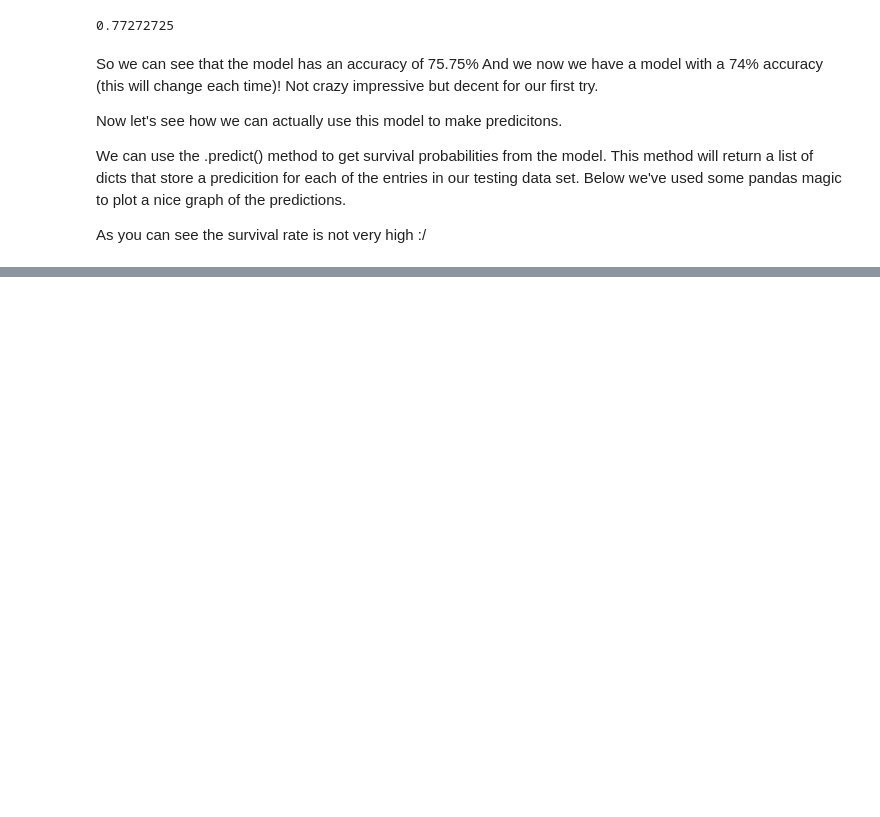
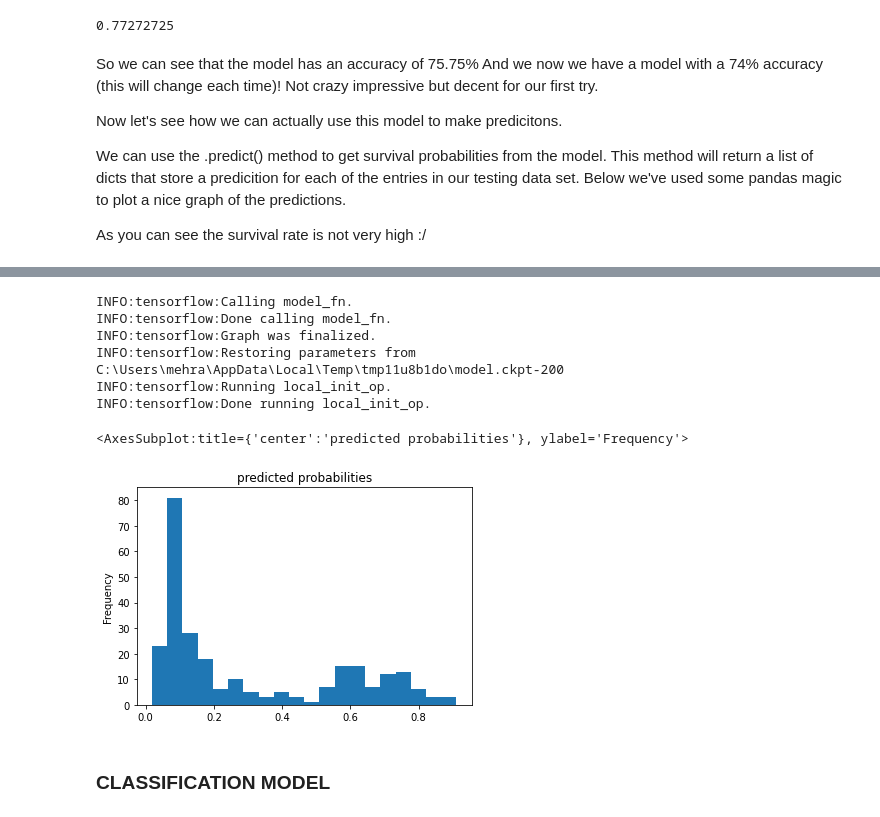
Before and after one commit to abhinavmehra4/ML_Algorithmic_Analysis, a Jupyter notebook: ML_tensorflow.ipynb, the cells around one changed output, grey strips where cells are left out. Cells and saved outputs as stored; diff of their text form; code cells hidden in the pictures; blank space fills up the shorter version.

Commit message:
classificatio ML Algo

```diff
--- a/ML_tensorflow.ipynb
+++ b/ML_tensorflow.ipynb
@@ -425 +425,20 @@ Name: 3, dtype: object
 The code of surviving is 1
+# %%
+#we can even plot the predictions
+predicted_dictionaries = list(linear_est.predict(eval_input_fn))
+#print(predicted_dictionaries)
+probability = pd.Series(pred['probabilities'][1] for pred in predicted_dictionaries)
+#the above code converts the probablities  into a pandas series. The 'predicted_dictionaries' gives a lot of predicted parameters.
+#We choose the dictionary key, 'probabilities' (which is a tuple) and from this tuple we extract the 2nd element which is the probability of survival
+probability.plot(kind='hist',bins=20,title='predicted probabilities')
+# %% [output]
+INFO:tensorflow:Calling model_fn.
+INFO:tensorflow:Done calling model_fn.
+INFO:tensorflow:Graph was finalized.
+INFO:tensorflow:Restoring parameters from C:\Users\mehra\AppData\Local\Temp\tmp11u8b1do\model.ckpt-200
+INFO:tensorflow:Running local_init_op.
+INFO:tensorflow:Done running local_init_op.
+<AxesSubplot:title={'center':'predicted probabilities'}, ylabel='Frequency'>
+[figure, added]
+# %% [markdown]
+### CLASSIFICATION MODEL
```
Also changed, not shown: parts of 13 cells of this notebook, 4 other files.
